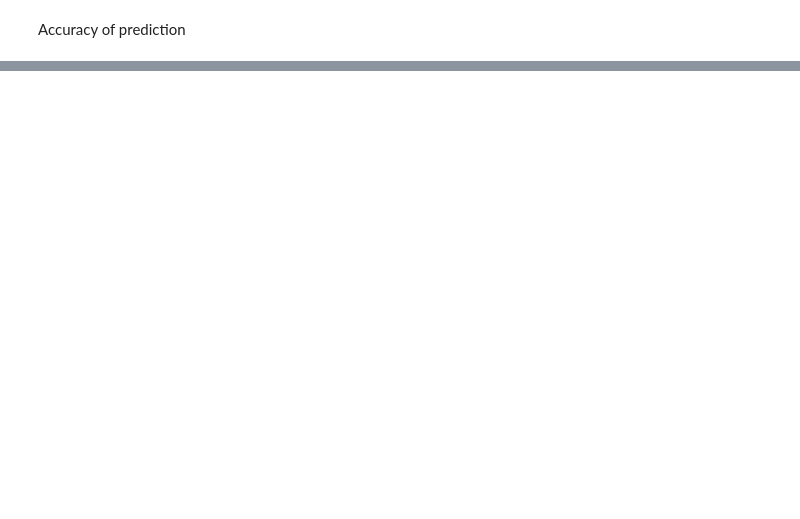
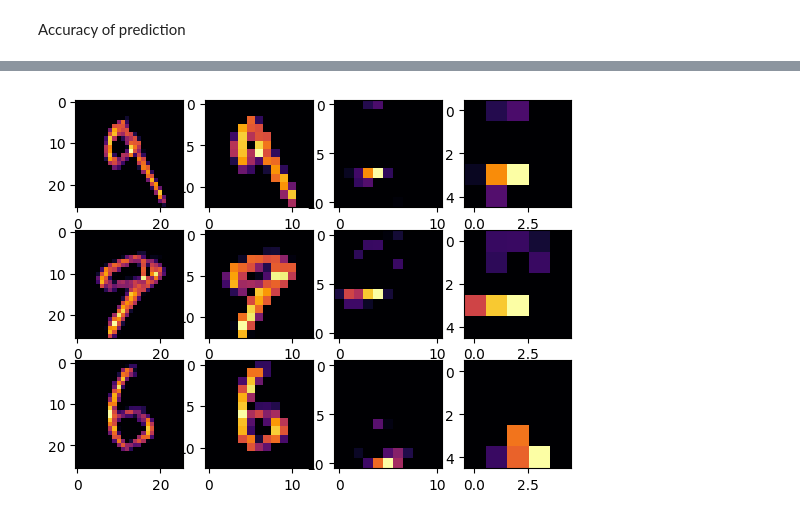
Before and after one commit to arjunravi26/deep_learning, a Jupyter notebook: cnn.ipynb, the cells around one changed output, grey strips where cells are left out. Saved outputs shown, nothing was run; the diff lists cells and outputs as text; code cells hidden in the pictures; blank space fills up the shorter version.

```diff
--- a/cnn.ipynb
+++ b/cnn.ipynb
@@ -127,0 +167,24 @@ accuracy_score(predicted_classes,test_label)
+# %%
+FIRST_IMAGE = 7
+SECOND_IMAGE = 9
+THIRD_IMAGE = 21
+CONVOLUTION_NUMBER = 30
+layers_to_visualize = [tf.keras.layers.Conv2D,tf.keras.layers.MaxPooling2D]
+layers_outputs = [layer.output for layer in model.layers if type(layer) in layers_to_visualize]
+activation_model = tf.keras.models.Model(inputs=model.input,outputs=layers_outputs)
+f, axarr = plt.subplots(3,len(layers_outputs))
+
+for x in range(len(layers_outputs)):
+    f1 = activation_model.predict(test_data[FIRST_IMAGE].reshape(1,28,28,1),verbose=False)[x]
+    axarr[0,x].imshow(f1[0,:,:,CONVOLUTION_NUMBER],cmap='inferno')
+    axarr[0,x].grid(False)
+
+    f2 = activation_model.predict(test_data[SECOND_IMAGE].reshape(1,28,28,1),verbose=False)[x]
+    axarr[1,x].imshow(f2[0,:,:,CONVOLUTION_NUMBER],cmap='inferno')
+    axarr[1,x].grid(False)
+
+    f3 = activation_model.predict(test_data[THIRD_IMAGE].reshape(1,28,28,1),verbose=False)[x]
+    axarr[2,x].imshow(f3[0,:,:,CONVOLUTION_NUMBER],cmap='inferno')
+    axarr[2,x].grid(False)
+# %% [output]
+[figure, added]
```
Also changed, not shown: parts of 13 cells of this notebook, 1 other file.
